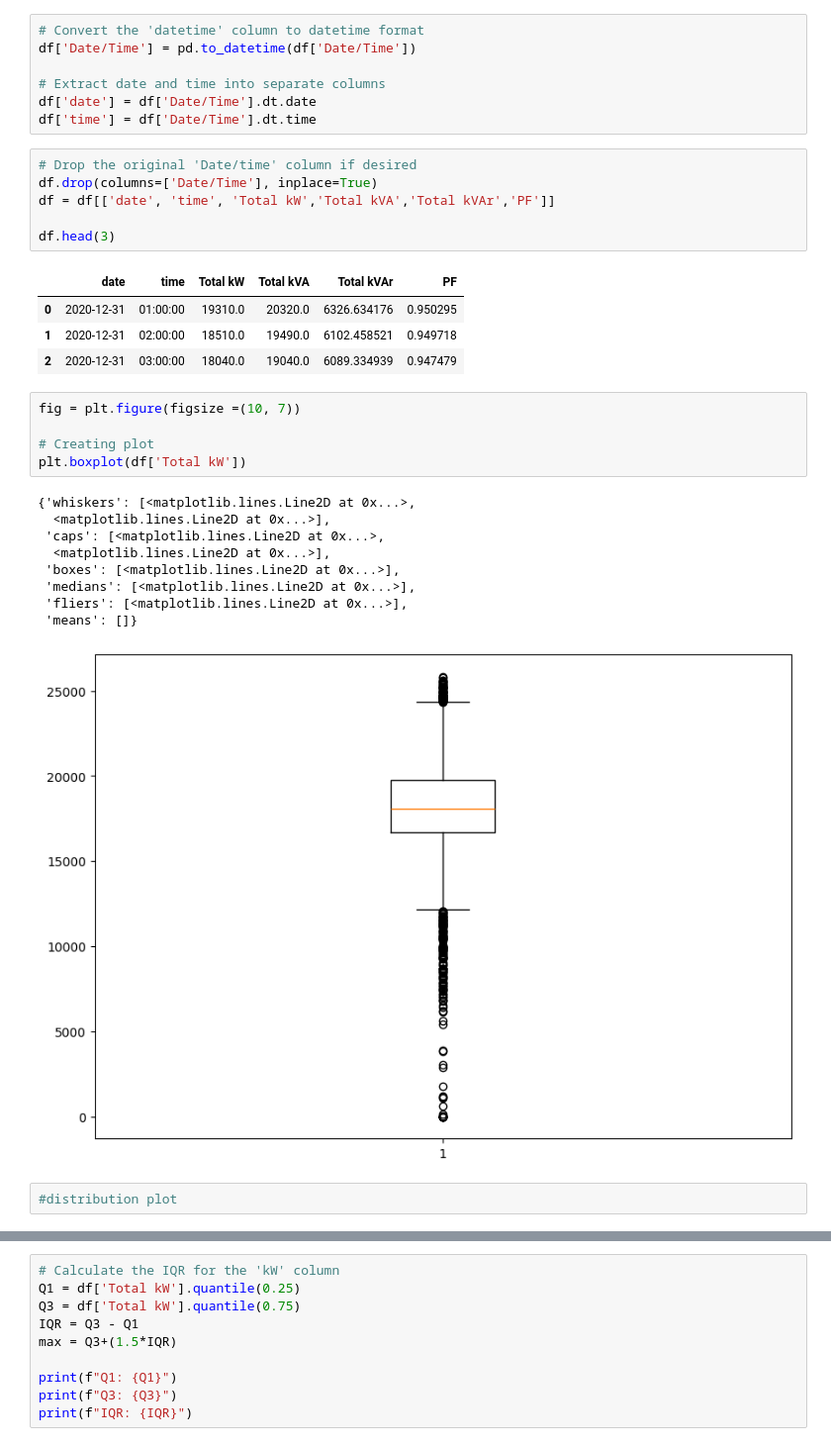
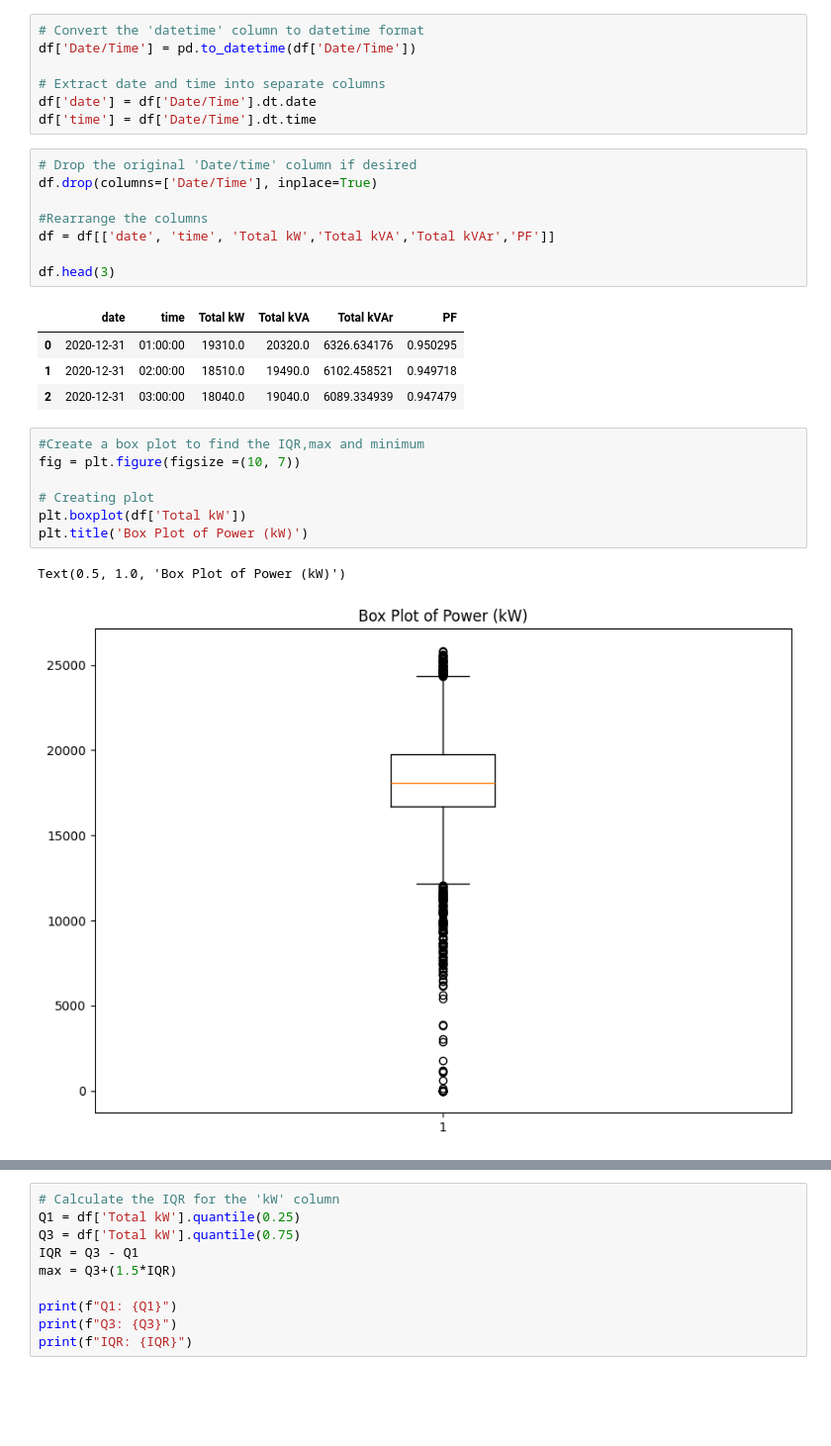
Before and after one commit to kwasichrappah/Customer_type_using_load_profile, a Jupyter notebook: stat_code/outlier_code.ipynb, the cells around one changed output, grey strips where cells are left out. Shown at 99% size. Cells and saved outputs as stored; diff of their text form; blank space fills up the shorter version.

```diff
--- a/stat_code/outlier_code.ipynb
+++ b/stat_code/outlier_code.ipynb
@@ -16,6 +17,8 @@ df['time'] = df['Date/Time'].dt.time
 # %%
 # Drop the original 'Date/time' column if desired
 df.drop(columns=['Date/Time'], inplace=True)
+
+#Rearrange the columns
 df = df[['date', 'time', 'Total kW','Total kVA','Total kVAr','PF']]
 
 df.head(3)
@@ -25,19 +28,12 @@ df.head(3)
 | 1 | 2020-12-31 | 02:00:00 | 18510.0 | 19490.0 | 6102.458521 | 0.949718 |
 | 2 | 2020-12-31 | 03:00:00 | 18040.0 | 19040.0 | 6089.334939 | 0.947479 |
 # %%
+#Create a box plot to find the IQR,max and minimum
 fig = plt.figure(figsize =(10, 7))
 
 # Creating plot
 plt.boxplot(df['Total kW'])
+plt.title('Box Plot of Power (kW)')
 # %% [output]
-{'whiskers': [<matplotlib.lines.Line2D at 0x...>,
-  <matplotlib.lines.Line2D at 0x...>],
- 'caps': [<matplotlib.lines.Line2D at 0x...>,
-  <matplotlib.lines.Line2D at 0x...>],
- 'boxes': [<matplotlib.lines.Line2D at 0x...>],
- 'medians': [<matplotlib.lines.Line2D at 0x...>],
- 'fliers': [<matplotlib.lines.Line2D at 0x...>],
- 'means': []}
+Text(0.5, 1.0, 'Box Plot of Power (kW)')
-[figure, old version]
+[figure, new version]
-# %%
-#distribution plot
```
Also changed, not shown: parts of 6 cells of this notebook.
